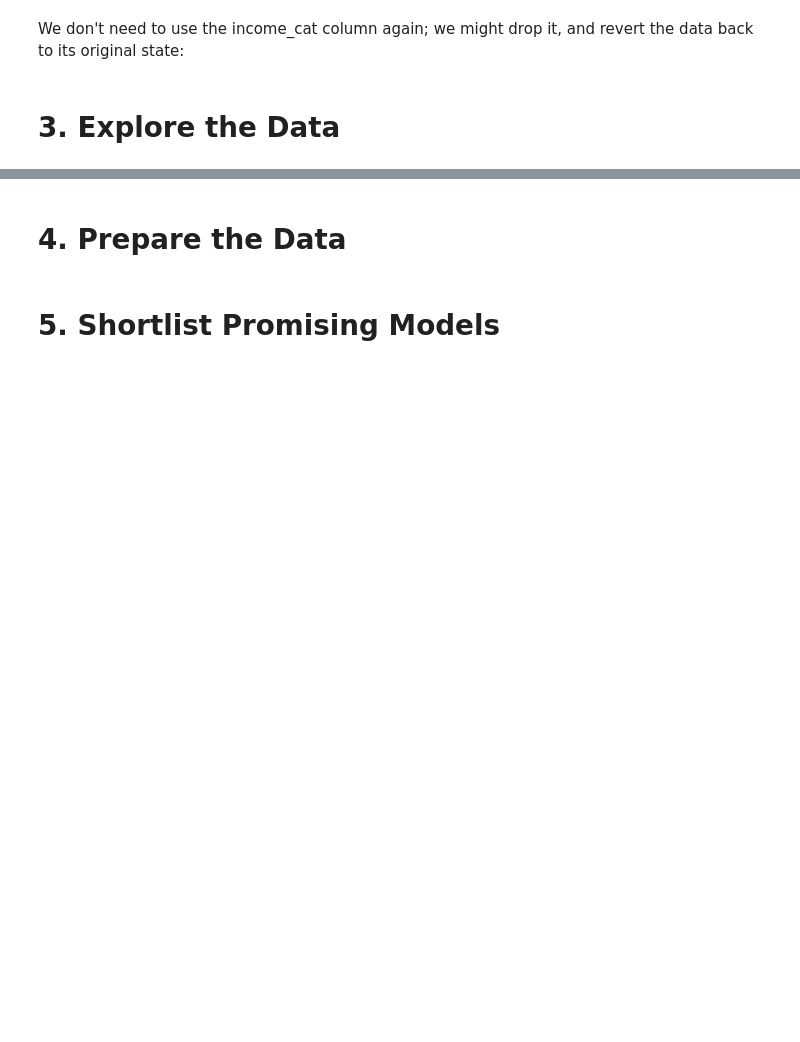
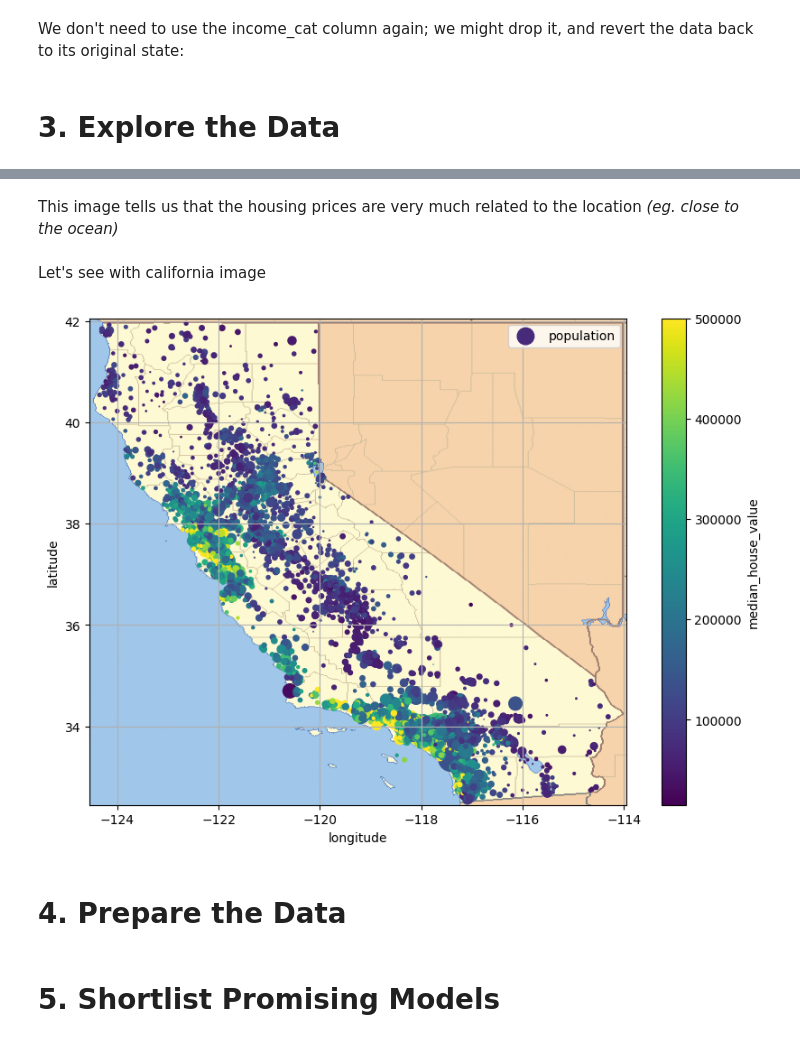
Before and after one commit to enescatagan/house-price-prediction, a Jupyter notebook: notebooks/main_notebook.ipynb, the cells around one changed output, grey strips where cells are left out. Drawn from its saved outputs; the diff is of its cells as text; code cells hidden in the pictures; blank space fills up the shorter version.

```diff
--- a/notebooks/main_notebook.ipynb
+++ b/notebooks/main_notebook.ipynb
@@ -234,3 +256,20 @@ housing = strat_train_set.copy()
+# %% [markdown]
+This image tells us that the housing prices are very much related to the location *(eg. close to the ocean)*
+# %% [markdown]
+Let's see with california image
+# %%
+housing.plot(kind="scatter", x="longitude", y="latitude", grid=True,
+             s=housing['population'] / 100, label="population",
+             c="median_house_value", cmap="viridis", colorbar=True,
+             legend=True, sharex=False, figsize=(10, 7))
+
+california_img = plt.imread('../images/california.png')
+axis = -124.55, -113.95, 32.45, 42.05
+plt.imshow(california_img, extent=axis)
+
+plt.show()
+# %% [output]
+[figure, added]
 # %% [markdown]
 # **4.** **Prepare the Data**
 # %% [markdown]
```
Also changed, not shown: parts of 5 cells of this notebook, 1 other file.
